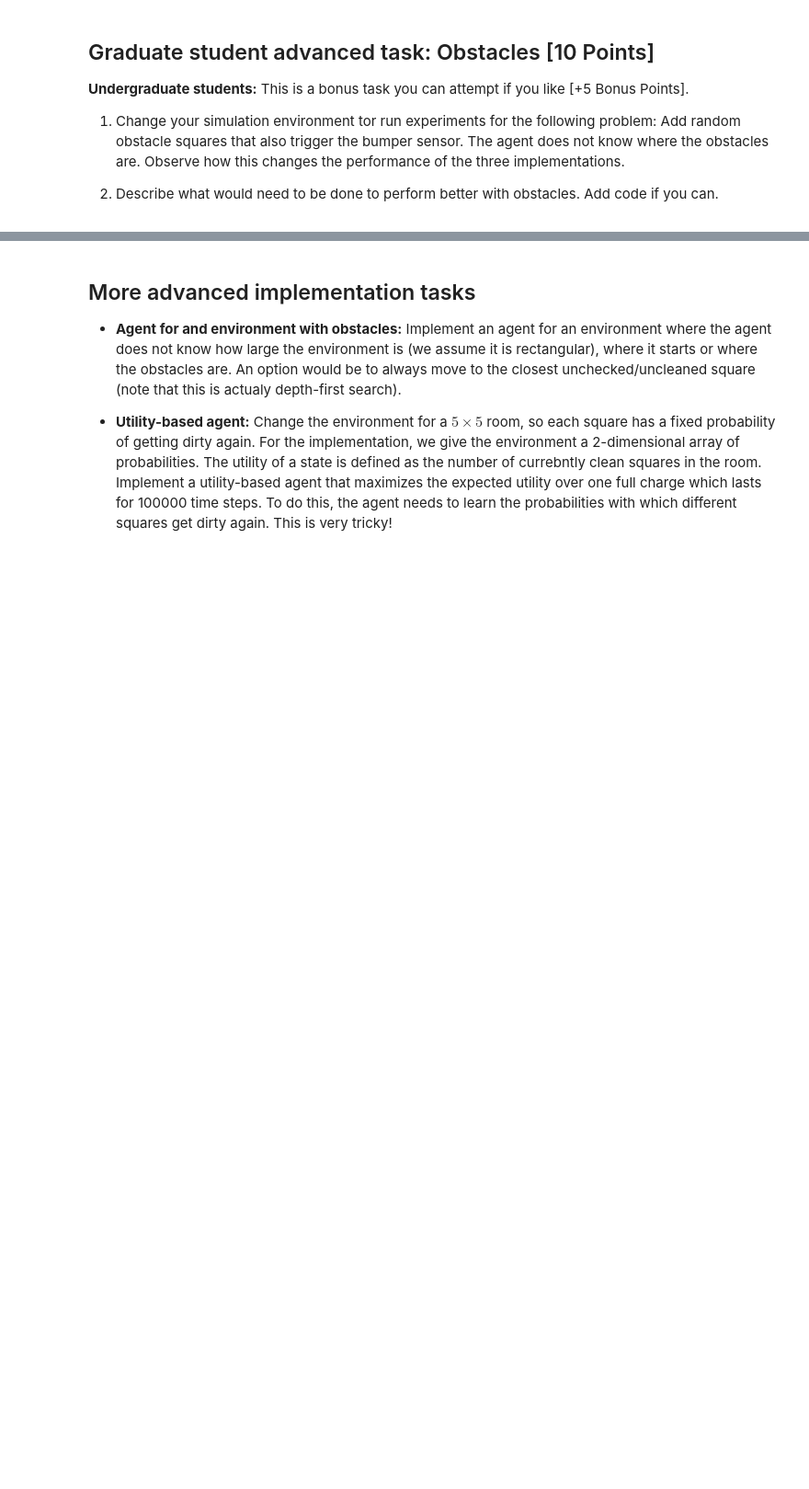
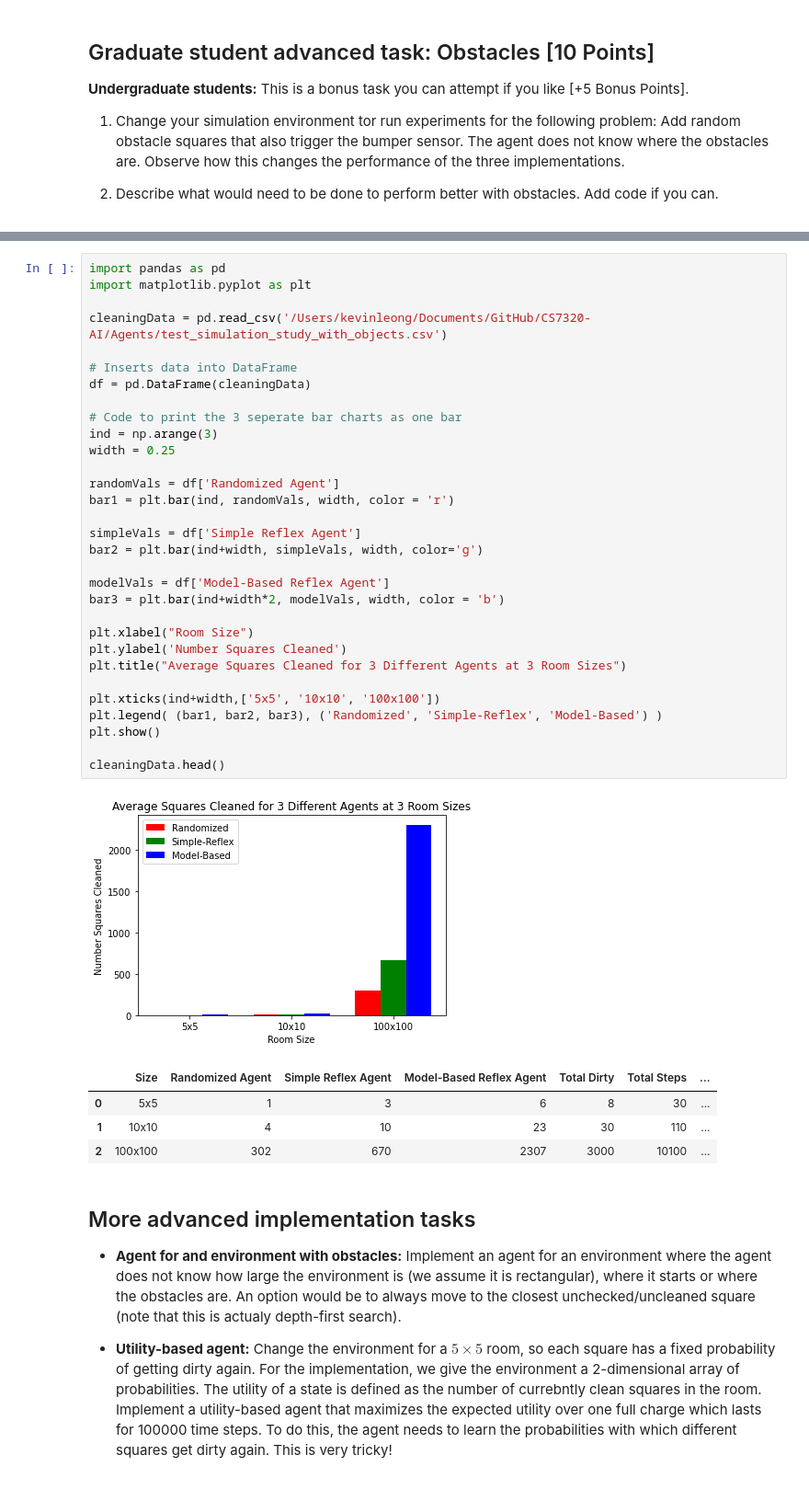
Before and after one commit to leongkkevin/CS7320-AI, a Jupyter notebook: Agents/robot_vacuum.ipynb, the cells around one changed output, grey strips where cells are left out. Shown: that part at 92% size. Cells and saved outputs as stored; diff of their text form; blank space fills up the shorter version.

Commit message:
More agent finishes

```diff
--- a/Agents/robot_vacuum.ipynb
+++ b/Agents/robot_vacuum.ipynb
@@ -486,3 +677,40 @@ __Undergraduate students:__ This is a bonus task you can attempt if you like [+5
+# %%
+import pandas as pd
+import matplotlib.pyplot as plt
+
+cleaningData = pd.read_csv('/Users/kevinleong/Documents/GitHub/CS7320-AI/Agents/test_simulation_study_with_objects.csv')
+
+# Inserts data into DataFrame
+df = pd.DataFrame(cleaningData)
+
+# Code to print the 3 seperate bar charts as one bar
+ind = np.arange(3)
+width = 0.25
+
+randomVals = df['Randomized Agent']
+bar1 = plt.bar(ind, randomVals, width, color = 'r')
+
+simpleVals = df['Simple Reflex Agent']
+bar2 = plt.bar(ind+width, simpleVals, width, color='g')
+
+modelVals = df['Model-Based Reflex Agent']
+bar3 = plt.bar(ind+width*2, modelVals, width, color = 'b')
+
+plt.xlabel("Room Size")
+plt.ylabel('Number Squares Cleaned')
+plt.title("Average Squares Cleaned for 3 Different Agents at 3 Room Sizes")
+
+plt.xticks(ind+width,['5x5', '10x10', '100x100'])
+plt.legend( (bar1, bar2, bar3), ('Randomized', 'Simple-Reflex', 'Model-Based') )
+plt.show()
+
+cleaningData.head()
+# %% [output]
+[figure, added]
+|  | Size | Randomized Agent | Simple Reflex Agent | Model-Based Reflex Agent | Total Dirty | Total Steps | ... |
+| 0 | 5x5 | 1 | 3 | 6 | 8 | 30 | ... |
+| 1 | 10x10 | 4 | 10 | 23 | 30 | 110 | ... |
+| 2 | 100x100 | 302 | 670 | 2307 | 3000 | 10100 | ... |
 # %% [markdown]
 ## More advanced implementation tasks
 
```
Also changed, not shown: parts of 7 cells of this notebook, 2 other files.
